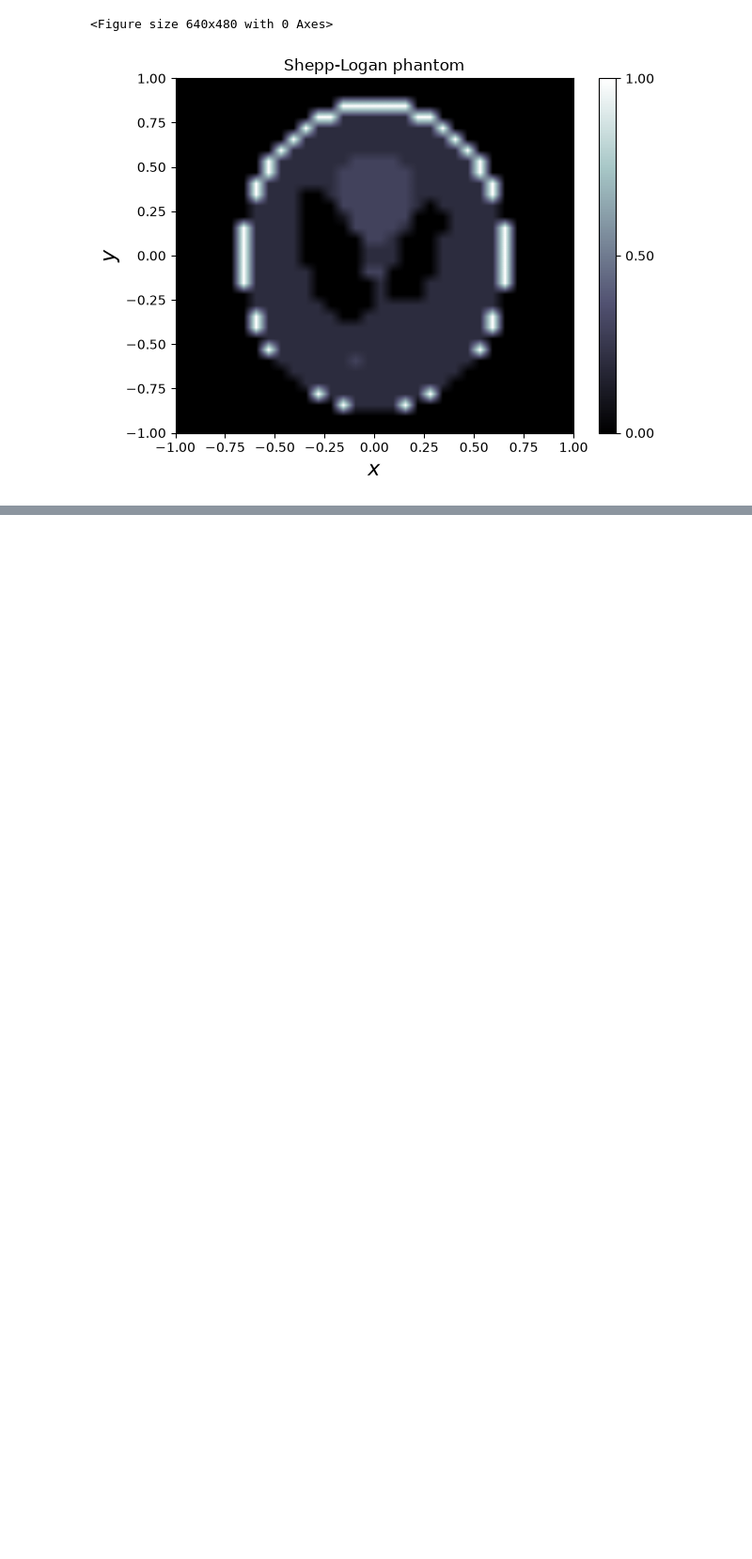
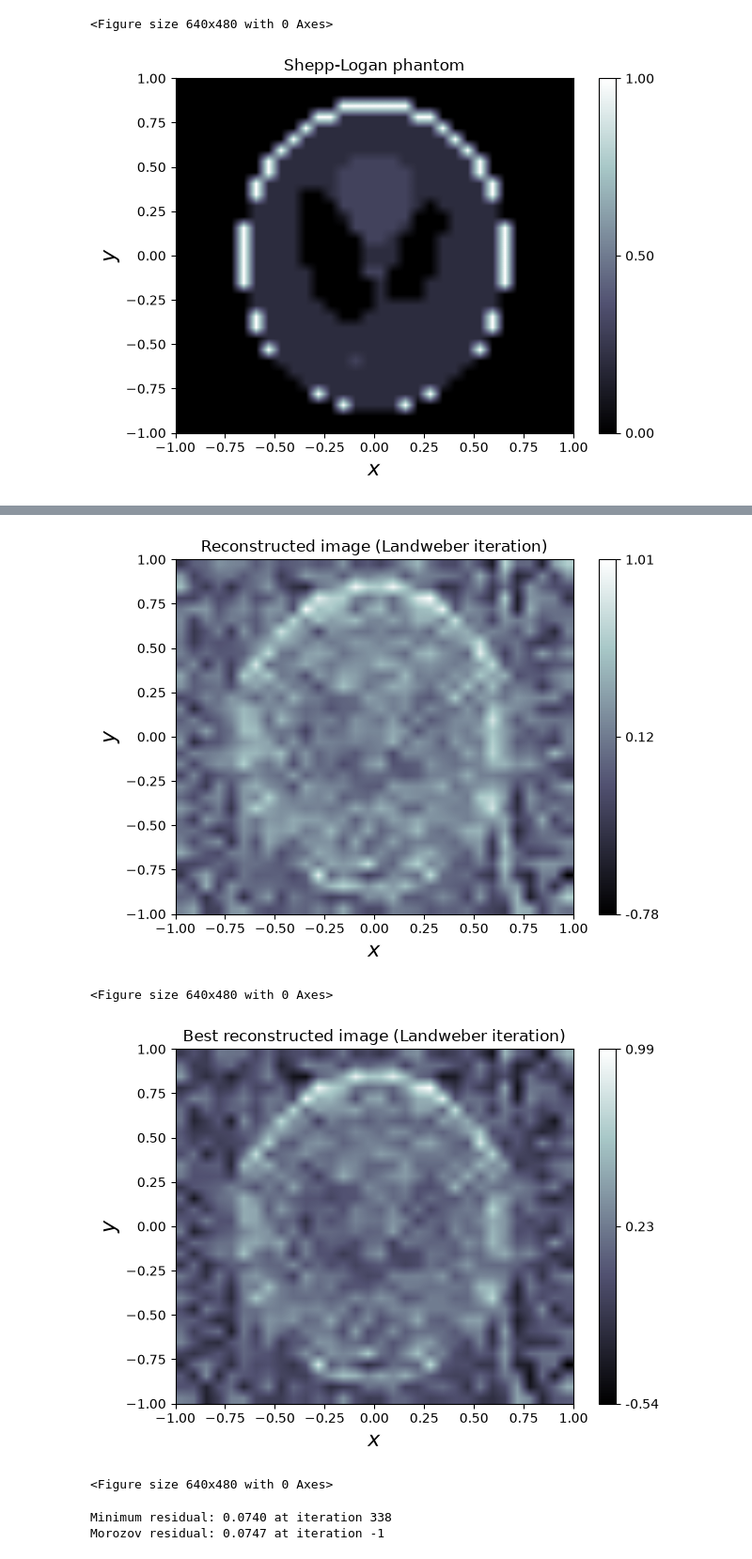
Before and after one commit to AhouLucas/InverseProblems-Labs, a Jupyter notebook: labs/Lab3.ipynb, the cells around one changed output, grey strips where cells are left out. Shown at 94% size. Saved outputs shown, nothing was run; the diff lists cells and outputs as text; code cells hidden in the pictures; blank space fills up the shorter version.

```diff
--- a/labs/Lab3.ipynb
+++ b/labs/Lab3.ipynb
@@ -46,0 +151,32 @@ ValueError: `impl` AstraCpuImpl only works for 2d
+# %%
+# Perform Landweber iteration
+reconstructed_image, logs = landweber_iteration(ray_transform, noisy_elements, iterations=500, noise_level=noise_level, morozov_constant=1.0)
+# %%
+# Plot the reconstructed image and the residuals
+fig_reconstructed_image = reconstructed_image.show(title='Reconstructed image (Landweber iteration)')
+fig_best_reconstructed_image = logs["x_best"].show(title='Best reconstructed image (Landweber iteration)')
+
+# Find minimum residual and its corresponding iteration
+min_residual = min(logs["residuals"])
+min_residual_iteration = logs["residuals"].index(min_residual)
+print(f"Minimum residual: {min_residual:.4f} at iteration {min_residual_iteration}")
+print(f"Morozov residual: {logs["residuals"][logs['morozov_stop_iteration']]:.4f} at iteration {logs['morozov_stop_iteration']}")
+
+plt.figure()
+plt.plot(logs["residuals"], label='Residual norm', marker='.', color='b')
+if logs["morozov_stop_iteration"] != -1:
+    plt.axvline(logs["morozov_stop_iteration"], color='r', linestyle='--', label='Morozov stopping point')
+plt.axvline(min_residual_iteration, color='g', linestyle='--', label='Minimum residual point')
+plt.xlabel('Iteration')
+plt.ylabel('Residual norm')
+plt.title('Landweber Iteration Residuals')
+plt.legend()
+plt.grid()
+plt.show()
+# %% [output]
+[figure, added]
+<Figure size 640x480 with 0 Axes>
+[figure, added]
+<Figure size 640x480 with 0 Axes>
+Minimum residual: 0.0740 at iteration 338
+Morozov residual: 0.0747 at iteration -1
```
Also changed, not shown: parts of 6 cells of this notebook.
